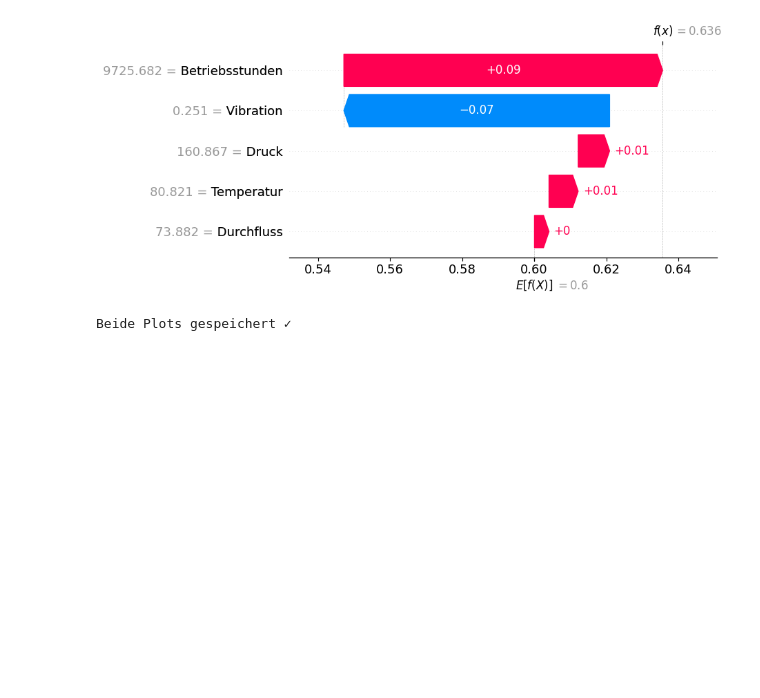
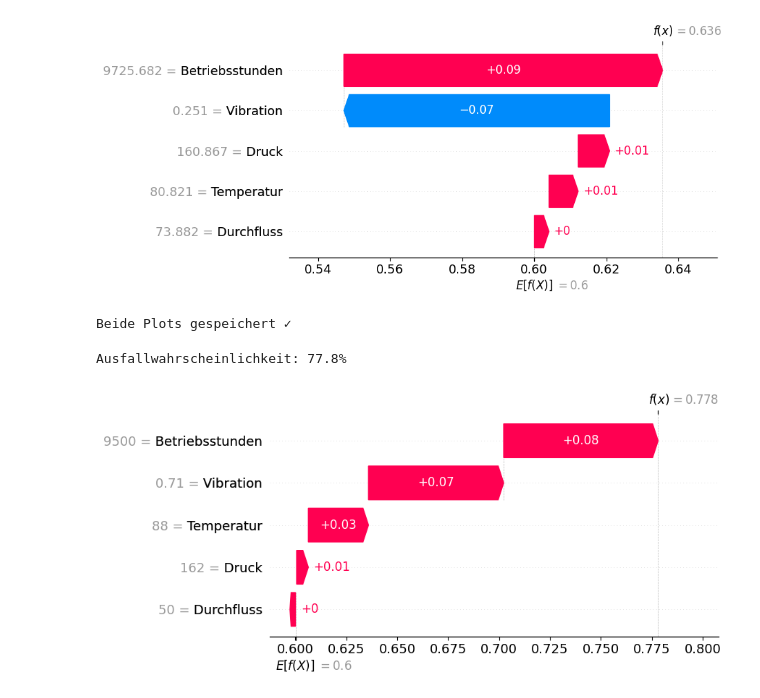
Before and after one commit to Zin47/ml-portfolio, a Jupyter notebook: 04_shap.ipynb, the cells around one changed output. Drawn from its saved outputs; the diff is of its cells as text; code cells hidden in the pictures; blank space fills up the shorter version.

Commit message:
Woche 4 Tag 2: SHAP kranke vs gesunde Maschine, Waterfall Plots

```diff
--- a/04_shap.ipynb
+++ b/04_shap.ipynb
@@ -100,3 +100,32 @@ plt.close()
 print("Beide Plots gespeichert ✓")
 # %% [output]
 Beide Plots gespeichert ✓
+# %%
+# Eine sehr kranke Maschine erstellen
+kranke_maschine = pd.DataFrame({
+    'Druck': [162],
+    'Temperatur': [88],
+    'Durchfluss': [50],
+    'Vibration': [0.71],
+    'Betriebsstunden': [9500]
+})
+
+# Vorhersage
+vorhersage = model.predict(kranke_maschine)[0]
+print(f"Ausfallwahrscheinlichkeit: {vorhersage:.1%}")
+
+# SHAP Werte berechnen
+shap_krank = explainer.shap_values(kranke_maschine)
+
+# Waterfall Plot
+shap.plots.waterfall(
+    shap.Explanation(
+        values=shap_krank[0],
+        base_values=explainer.expected_value,
+        data=kranke_maschine.iloc[0],
+        feature_names=kranke_maschine.columns.tolist()
+    )
+)
+# %% [output]
+Ausfallwahrscheinlichkeit: 77.8%
+[figure, added]
```
Also changed, not shown: parts of 2 cells of this notebook, 2 other files.
